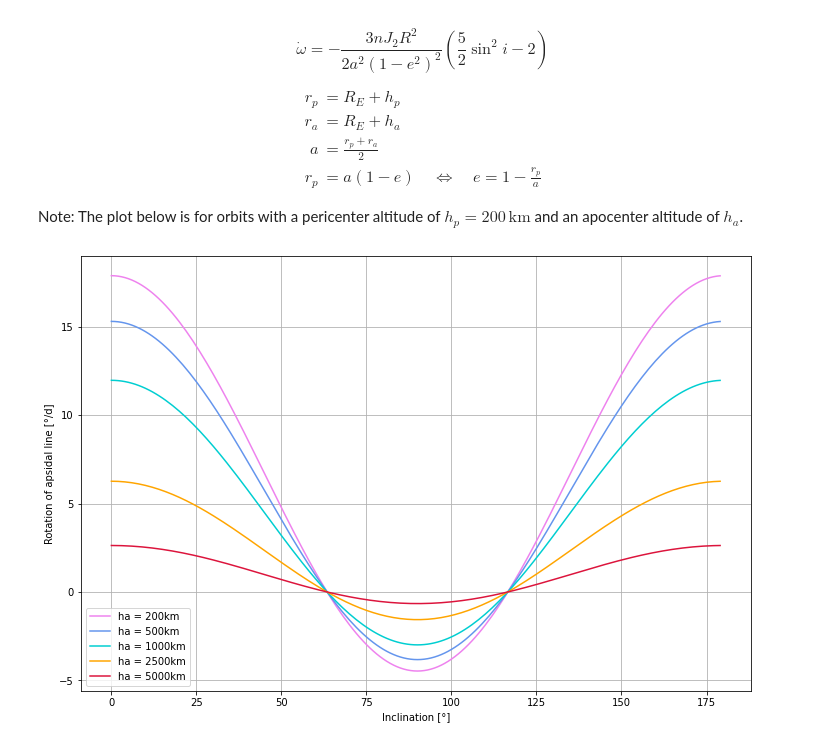
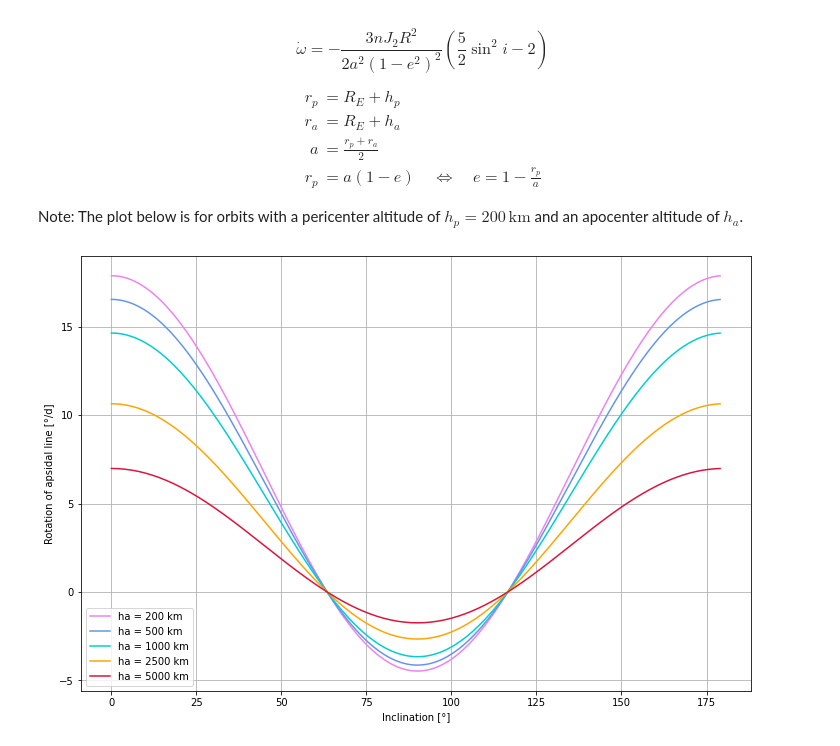
Before and after one commit to spaceprofessor/lecture-rfm, a Jupyter notebook: code/RFM-08_J2_Perturbation_Effects.ipynb, the cells around one changed output. Saved outputs shown, nothing was run; the diff lists cells and outputs as text; code cells hidden in the pictures.

```diff
--- a/code/RFM-08_J2_Perturbation_Effects.ipynb
+++ b/code/RFM-08_J2_Perturbation_Effects.ipynb
@@ -27,31 +25,30 @@ def rotation_apsidal_line(i, h, ecc):  # Calculate domega / dt
 # %%
 def plot_rot_nodal_line(inc, alt, ecc, color):
     fig, ax = plt.subplots()
-    for j, h in enumerate(alt):
-        ax.plot(inc, rotation_nodal_line(inc, h, ecc[j]), '-',
+    for j in range(0, 5):
+        ax.plot(inc, rotation_nodal_line(inc, alt[j], ecc[j]), '-',
                 color=color[j],
-                label='h = {}km'.format(h))
+                label='h = {} km'.format(int(alt[j])))
     ax.legend()
 
-
-def plot_rot_apsidal_line(inc, alt, ecc, color):
+def plot_rot_apsidal_line(inc, sma, h, ecc, color):
     fig, ax = plt.subplots()
-    for j, h in enumerate(alt):
-        ax.plot(inc, rotation_apsidal_line(inc, h, ecc[j]), '-',
+    for j in range(0, 5):
+        ax.plot(inc, rotation_apsidal_line(inc, sma[j], ecc[j]), '-',
                 color=color[j],
-                label='ha = {}km'.format(h))
+                label='ha = {} km'.format(int(h[j])))
     ax.legend()
 # %%
-h_list = [200, 500, 1000, 2500, 5000]  # List of altitudes in [km]
+h_list = [200.0, 500.0, 1000.0, 2500.0, 5000.0]  # List of altitudes in [km]
 hp = 200  # Pericenter altitude for apsidal rotation in [km]
-ha_list = [200, 500, 1000, 2500, 5000]  # List of apocenters for rotation of apsidal line in [km]
-ecc0_list = [0] * 5  # List of eccentricities for rotation of nodal line
-ecc_list = [0] * 5  # List of eccentricities for rotation od nodal line
-for j in ecc0_list:
-    rp = e.R + hp
-    ra = e.R + ha_list[j]
-    sma = (rp + ra) / 2
-    ecc_list[j] = 1 - rp / sma
+rp = e.R + hp  # Pericenter radius for apsidal rotation in [km]
+ha_list = [200.0, 500.0, 1000.0, 2500.0, 5000.0]  # List of apocenters for rotation of apsidal line in [km]
+ecc0_list = [0.0] * 5  # List of eccentricities for rotation of nodal line
+ecc_list = [0.0] * 5  # List of eccentricities for rotation od nodal line
+sma_list = [0.0] * 5  # List of semi-major axes for rotation od nodal line
+for j in range(0, 5):
+    sma_list[j] = (rp + (e.R + ha_list[j])) / 2
+    ecc_list[j] = 1 - rp / sma_list[j]
 color_list = ['violet', 'cornflowerblue', 'darkturquoise', 'orange', 'crimson']  # List of plot colors
 
 inc_range = np.arange(0, 180, 1)  # Range of inclinations in [°]
@@ -92,10 +89,10 @@ plt.show()
 
 Note: The plot below is for orbits with a pericenter altitude of $h_p = 200\,\mathrm{km}$ and an apocenter altitude of $h_a$.
 # %%
-plot_rot_apsidal_line(inc_range, h_list, ecc_list, color_list)
+plot_rot_apsidal_line(inc_range, sma_list, ha_list, ecc_list, color_list)
 plt.grid()
 plt.xlabel("Inclination [°]")
 plt.ylabel("Rotation of apsidal line [°/d]")
 plt.show()
 # %% [output]
-[figure, old version]
+[figure, new version]
```
Also changed, not shown: parts of 1 cell of this notebook, 1 other file.
